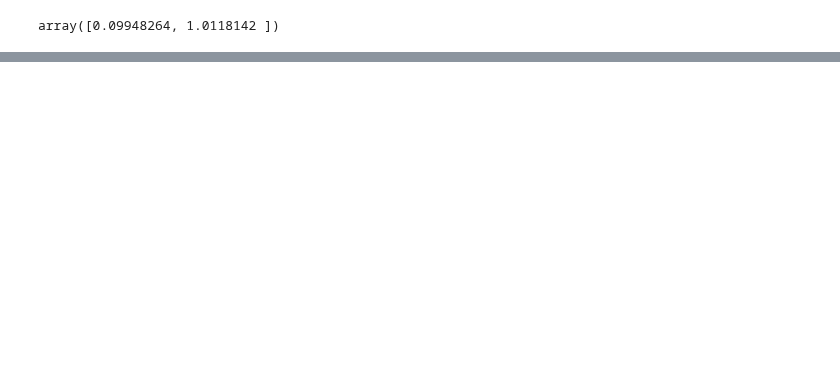
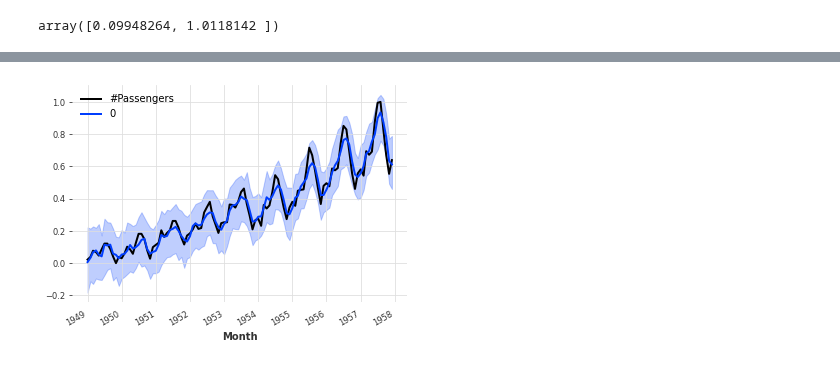
Before and after one commit to unit8co/darts, a Jupyter notebook: examples/00-quickstart.ipynb, the cells around one changed output, grey strips where cells are left out. Cells and saved outputs as stored; diff of their text form; code cells hidden in the pictures; blank space fills up the shorter version.

```diff
--- a/examples/00-quickstart.ipynb
+++ b/examples/00-quickstart.ipynb
@@ -840,0 +851,11 @@ Now, to get a result similar to the one obtained with the `RegressionModel` appr
+# %%
+from darts.models import KalmanFilter
+
+kf = KalmanFilter(dim_x=3)
+kf.fit(train_air_scaled)
+filtered_series = kf.filter(train_air_scaled, num_samples=100)
+
+train_air_scaled.plot()
+filtered_series.plot()
+# %% [output]
+[figure, added]
```
Also changed, not shown: parts of 26 cells of this notebook.
